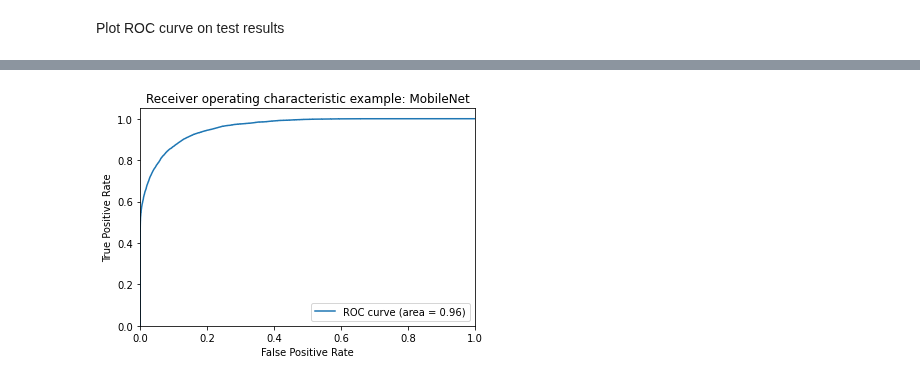
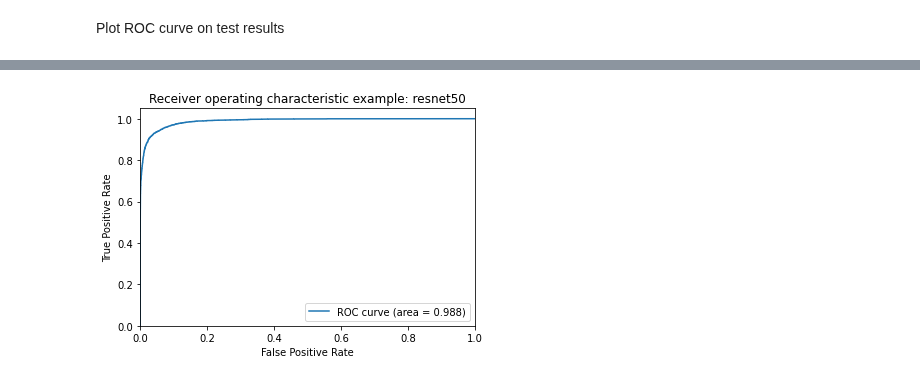
Before and after one commit to nosyarlin/CNN-SG, a Jupyter notebook: Model Analysis.ipynb, the cells around one changed output, grey strips where cells are left out. Drawn from its saved outputs; the diff is of its cells as text; code cells hidden in the pictures.

```diff
--- a/Model Analysis.ipynb
+++ b/Model Analysis.ipynb
@@ -23,3 +16,13 @@ val_loss = results.ValLoss
+# %%
+path_results = '../SBWR_BTNR_CCNR/Results/Resnet50_FYP/AllLayer_propTrain=0.7/run_5/'
+
+hp = pd.read_csv(path_results+'hyperparameter_records.csv', sep = ",")
+acc_loss = pd.read_csv(path_results+'train_val_results.csv', sep = ",")
+
+train_acc = acc_loss.TrainAcc
+train_loss = acc_loss.TrainLoss
+val_acc = acc_loss.ValAcc
+val_loss = acc_loss.ValLoss
 # %%
 def simple_plot(list1, list2, title, y_lab, x_lab):
     plt.plot(list1)
@@ -31,6 +34,7 @@ def simple_plot(list1, list2, title, y_lab, x_lab):
     plt.ylim(0, 1)
     plt.show()
 
-simple_plot(train_acc, val_acc, 'Model Accuracy: Resnet50', 'accuracy', 'epoch')
-simple_plot(train_loss, val_loss, 'Model Loss: Resnet50', 'loss', 'epoch')
+archi = hp.at[12, 'Values']
+simple_plot(train_acc, val_acc, 'Model Accuracy: '+archi, 'accuracy', 'epoch')
+simple_plot(train_loss, val_loss, 'Model Loss: '+archi, 'loss', 'epoch')
 # %% [output]
@@ -54,0 +45,9 @@ roc_auc = auc(fpr, tpr)
+# %%
+probs = pd.read_csv(path_results + 'test_probabilities.csv', sep = ",")
+y_test_file = './y_test.csv'
+
+y_test = [int(i) in {0,1} for i in read_csv(y_test_file)] #Set empty and human images as the positive
+probs["prob_human_empty"] = probs["prob_empty"] + probs["prob_human"]
+fpr, tpr, thresholds = roc_curve(y_test, probs.prob_human_empty)
+
+roc_auc = auc(fpr, tpr)
@@ -55,12 +62,12 @@ roc_auc = auc(fpr, tpr)
 # %%
 plt.figure()
-plt.plot(fpr, tpr, label='ROC curve (area = %0.2f)' % roc_auc)
+plt.plot(fpr, tpr, label='ROC curve (area = %0.3f)' % roc_auc)
 plt.xlim([0.0, 1.0])
 plt.ylim([0.0, 1.05])
 plt.xlabel('False Positive Rate')
 plt.ylabel('True Positive Rate')
-plt.title('Receiver operating characteristic example: MobileNet')
+plt.title('Receiver operating characteristic example: '+archi)
 plt.legend(loc="lower right")
 plt.show()
 # %% [output]
-[figure, old version]
+[figure, new version]
```
Also changed, not shown: parts of 5 cells of this notebook.
